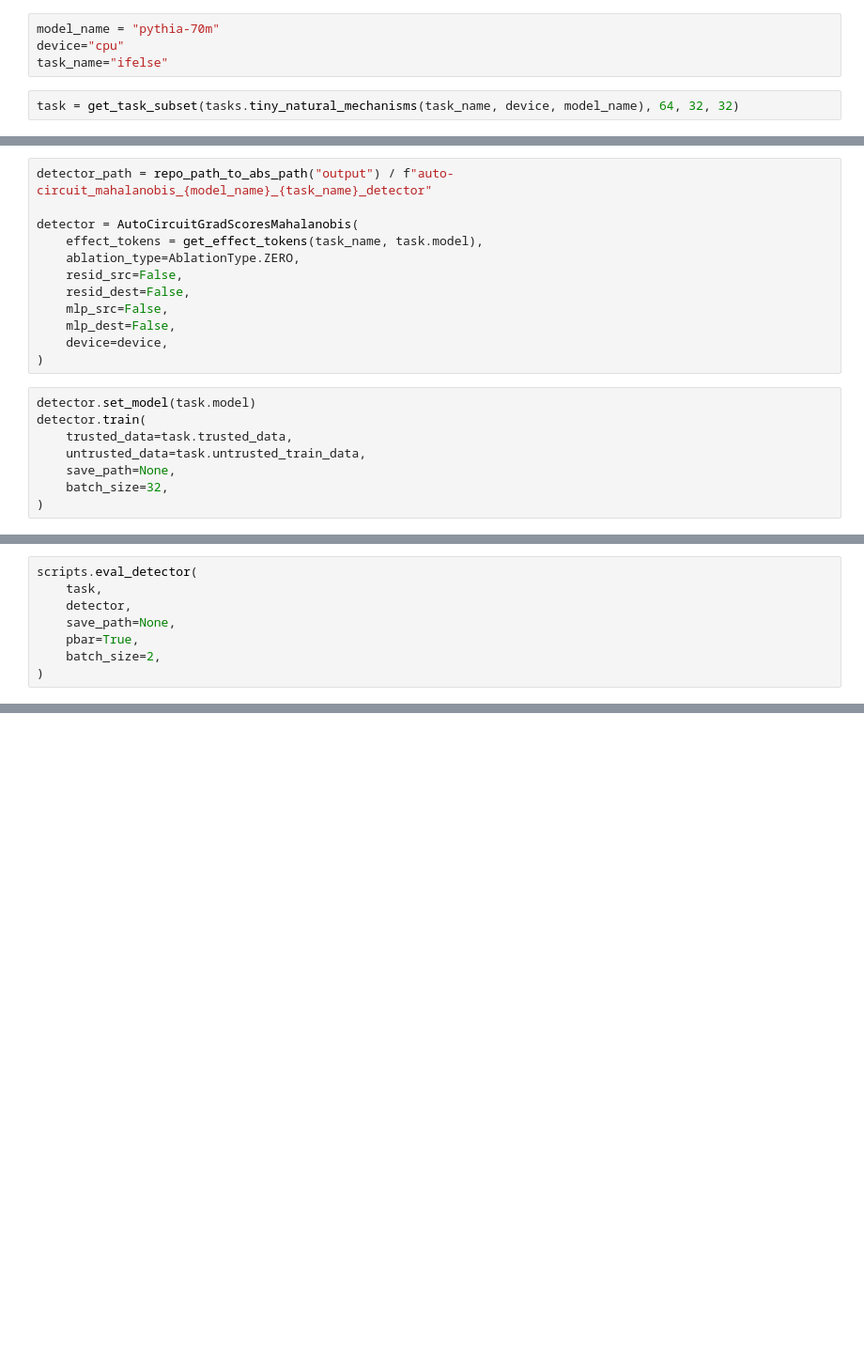
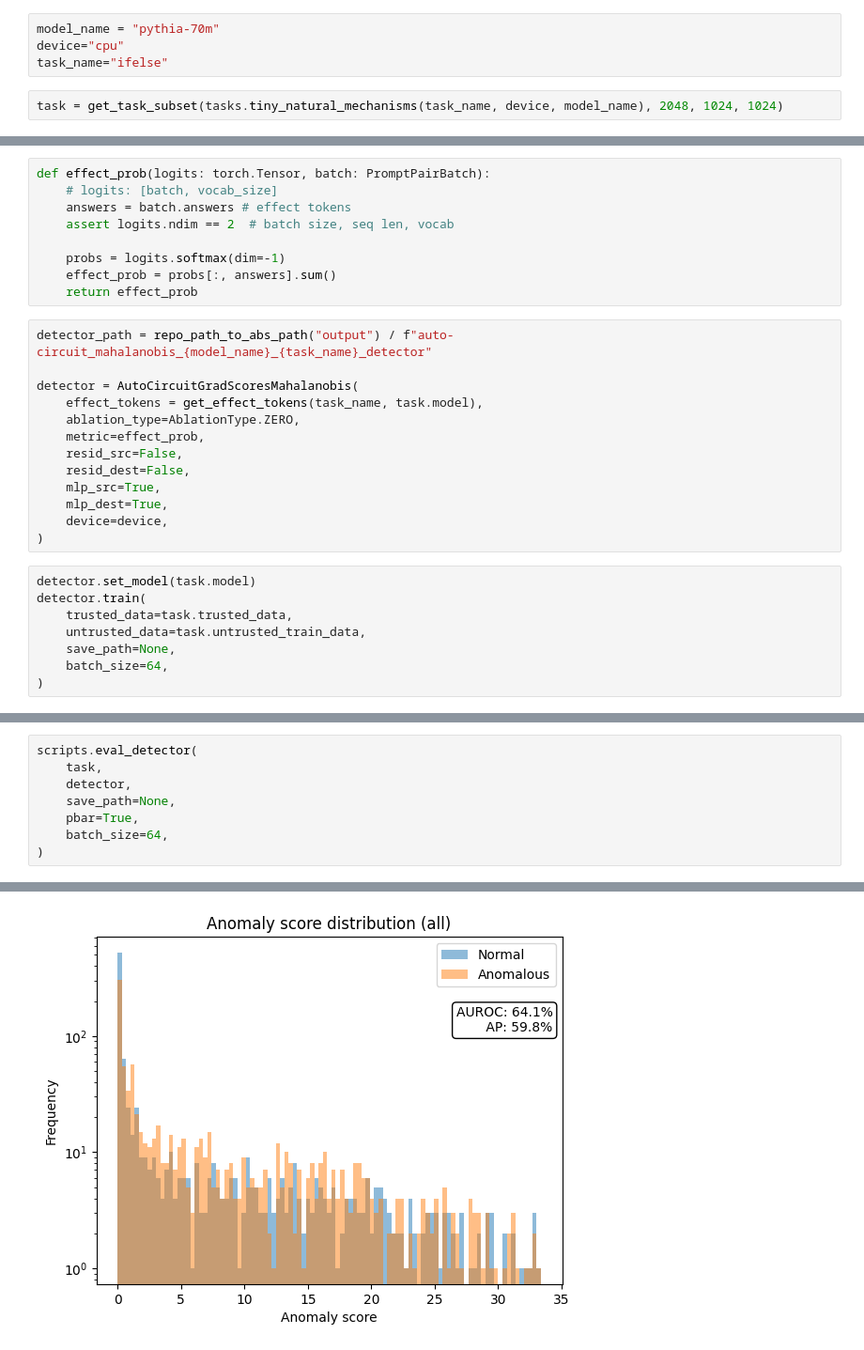
Before and after one commit to oliveradk/elk-experiments, a Jupyter notebook: notebooks/auto_circuit_eap_mahalanobis.ipynb, the cells around one changed output, grey strips where cells are left out. Shown at 94% size. Saved outputs shown, nothing was run; the diff lists cells and outputs as text; blank space fills up the shorter version.

```diff
--- a/notebooks/auto_circuit_eap_mahalanobis.ipynb
+++ b/notebooks/auto_circuit_eap_mahalanobis.ipynb
@@ -26,4 +27,4 @@ model_name = "pythia-70m"
 device="cpu"
 task_name="ifelse"
 # %%
-task = get_task_subset(tasks.tiny_natural_mechanisms(task_name, device, model_name), 64, 32, 32)
+task = get_task_subset(tasks.tiny_natural_mechanisms(task_name, device, model_name), 2048, 1024, 1024)
@@ -30,13 +41,23 @@ task = get_task_subset(tasks.tiny_natural_mechanisms(task_name, device, model_na
+# %%
+def effect_prob(logits: torch.Tensor, batch: PromptPairBatch):
+    # logits: [batch, vocab_size]
+    answers = batch.answers # effect tokens
+    assert logits.ndim == 2  # batch size, seq len, vocab
+
+    probs = logits.softmax(dim=-1)
+    effect_prob = probs[:, answers].sum()
+    return effect_prob
 # %%
 detector_path = repo_path_to_abs_path("output") / f"auto-circuit_mahalanobis_{model_name}_{task_name}_detector"
 
 detector = AutoCircuitGradScoresMahalanobis(
     effect_tokens = get_effect_tokens(task_name, task.model),
     ablation_type=AblationType.ZERO,
+    metric=effect_prob,
     resid_src=False,
     resid_dest=False,
-    mlp_src=False,
-    mlp_dest=False,
+    mlp_src=True,
+    mlp_dest=True,
     device=device,
 )
 # %%
@@ -45,5 +66,5 @@ detector.train(
     trusted_data=task.trusted_data,
     untrusted_data=task.untrusted_train_data,
     save_path=None,
-    batch_size=32,
+    batch_size=64,
 )
@@ -53,5 +84,6 @@ scripts.eval_detector(
     detector,
     save_path=None,
     pbar=True,
-    batch_size=2,
+    batch_size=64,
 )
+# %% [output]
@@ -57,0 +96 @@ scripts.eval_detector(
+[figure, added]
```
Also changed, not shown: parts of 6 cells of this notebook, 16 other files.
